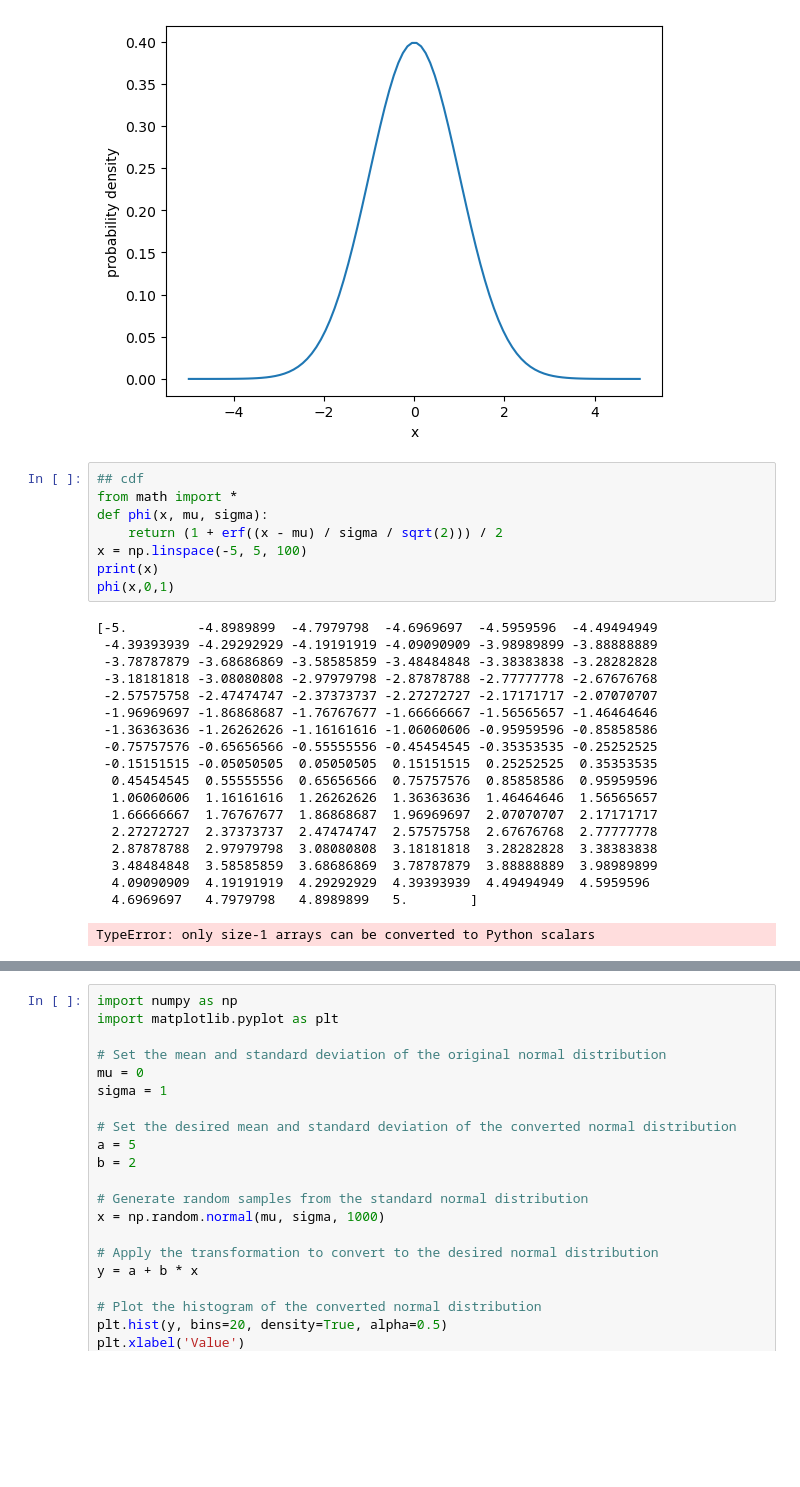
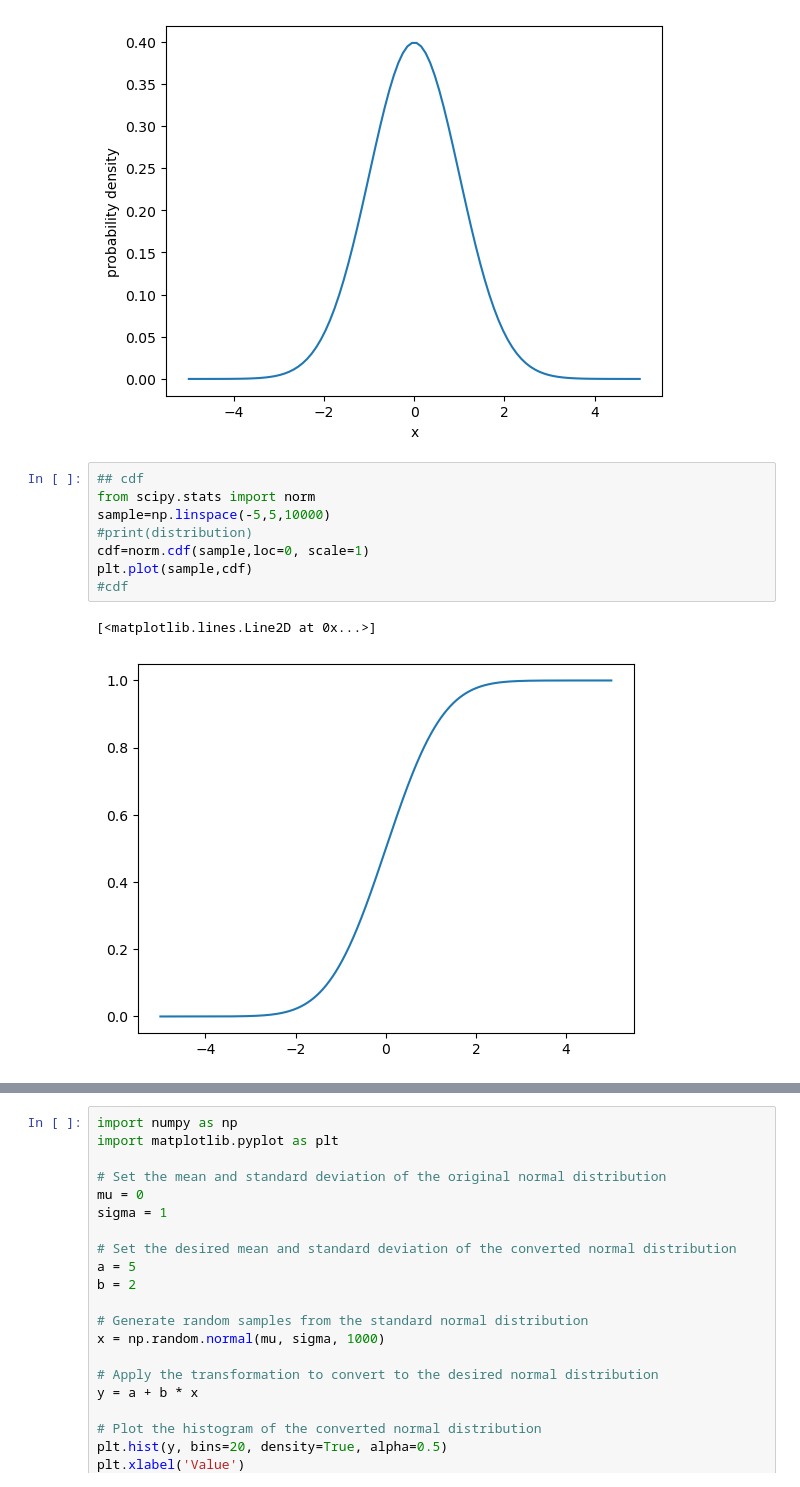
Before and after one commit to rishabh-mondal/Rishabh-mondal.github.io, a Jupyter notebook: posts/Sampling_distributions.ipynb, the cells around one changed output, grey strips where cells are left out. Cells and saved outputs as stored; diff of their text form; blank space fills up the shorter version.

```diff
--- a/posts/Sampling_distributions.ipynb
+++ b/posts/Sampling_distributions.ipynb
@@ -225,30 +225,14 @@ plt.xlabel("x")
 # %% [output]
 Text(0.5, 0, 'x')
 [figure]
-# %%
-## cdf
-from math import *
-def phi(x, mu, sigma):
-    return (1 + erf((x - mu) / sigma / sqrt(2))) / 2
-x = np.linspace(-5, 5, 100)
-print(x)
-phi(x,0,1)
-# %% [output]
-[-5.         -4.8989899  -4.7979798  -4.6969697  -4.5959596  -4.49494949
- -4.39393939 -4.29292929 -4.19191919 -4.09090909 -3.98989899 -3.88888889
- -3.78787879 -3.68686869 -3.58585859 -3.48484848 -3.38383838 -3.28282828
- -3.18181818 -3.08080808 -2.97979798 -2.87878788 -2.77777778 -2.67676768
- -2.57575758 -2.47474747 -2.37373737 -2.27272727 -2.17171717 -2.07070707
- -1.96969697 -1.86868687 -1.76767677 -1.66666667 -1.56565657 -1.46464646
- -1.36363636 -1.26262626 -1.16161616 -1.06060606 -0.95959596 -0.85858586
- -0.75757576 -0.65656566 -0.55555556 -0.45454545 -0.35353535 -0.25252525
- -0.15151515 -0.05050505  0.05050505  0.15151515  0.25252525  0.35353535
-  0.45454545  0.55555556  0.65656566  0.75757576  0.85858586  0.95959596
-  1.06060606  1.16161616  1.26262626  1.36363636  1.46464646  1.56565657
-  1.66666667  1.76767677  1.86868687  1.96969697  2.07070707  2.17171717
-  2.27272727  2.37373737  2.47474747  2.57575758  2.67676768  2.77777778
-  2.87878788  2.97979798  3.08080808  3.18181818  3.28282828  3.38383838
-  3.48484848  3.58585859  3.68686869  3.78787879  3.88888889  3.98989899
-  4.09090909  4.19191919  4.29292929  4.39393939  4.49494949  4.5959596
-  4.6969697   4.7979798   4.8989899   5.        ]
-TypeError: only size-1 arrays can be converted to Python scalars
+# %%
+## cdf
+from scipy.stats import norm
+sample=np.linspace(-5,5,10000)
+#print(distribution)
+cdf=norm.cdf(sample,loc=0, scale=1)
+plt.plot(sample,cdf)
+#cdf
+# %% [output]
+[<matplotlib.lines.Line2D at 0x...>]
+[figure, added]
```
Also changed, not shown: parts of 1 cell of this notebook.
